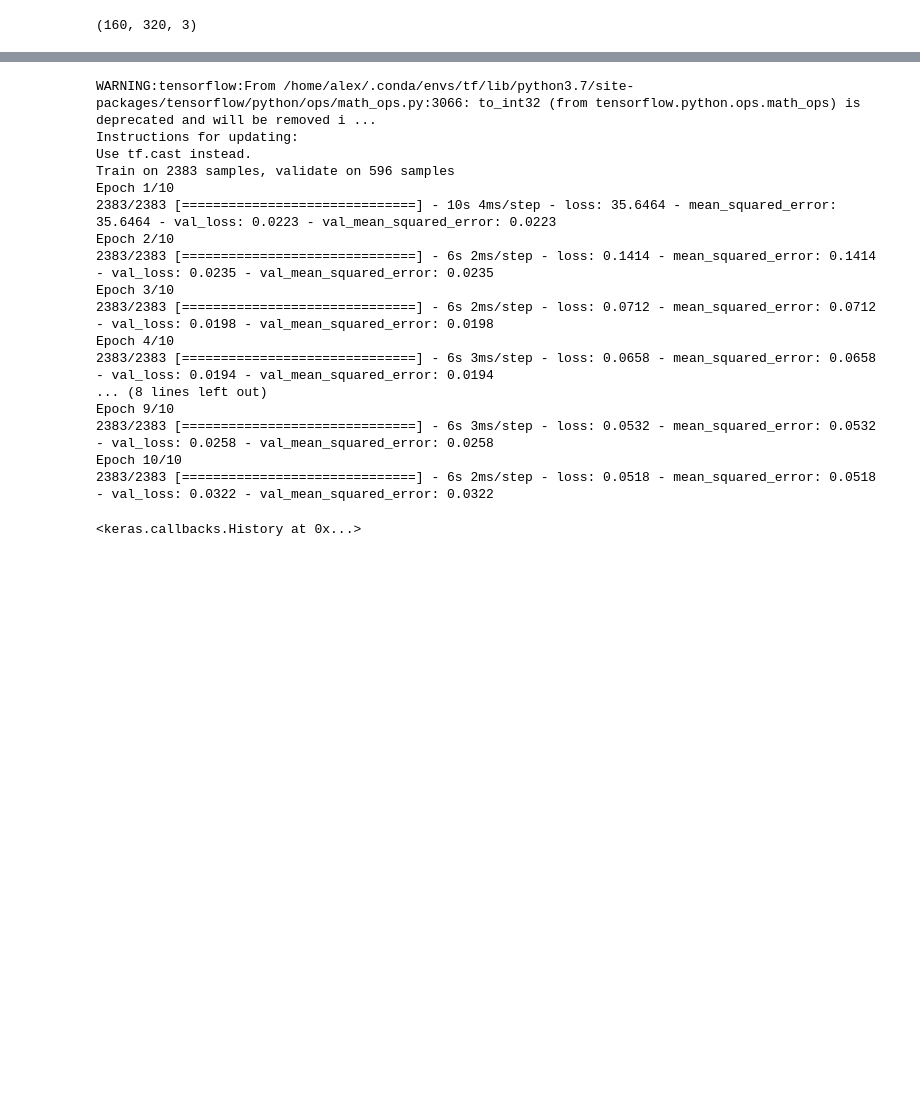
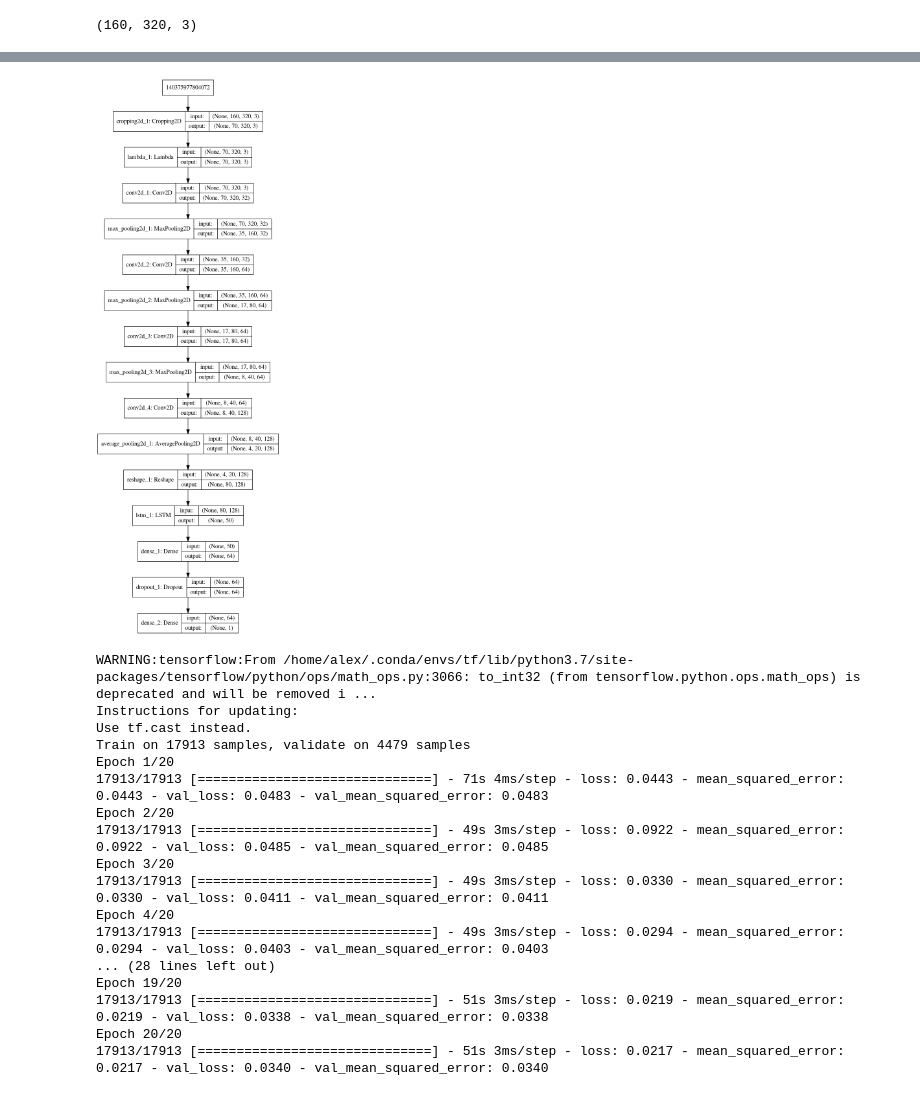
Before and after one commit to dengjianbo3/Self_driving_projects, a Jupyter notebook: P4-Behavioral-Cloning/CNN_LSTM_model.ipynb, the cells around one changed output, grey strips where cells are left out. Saved outputs shown, nothing was run; the diff lists cells and outputs as text; code cells hidden in the pictures; blank space fills up the shorter version.

```diff
--- a/P4-Behavioral-Cloning/CNN_LSTM_model.ipynb
+++ b/P4-Behavioral-Cloning/CNN_LSTM_model.ipynb
@@ -82,0 +54,18 @@ _________________________________________________________________
+# %%
+#building model , the CNN part , cnn arch is useful in extacting the features of the camera images
+model = keras.Sequential()
+
+model.add(layers.Cropping2D(cropping=((60, 30), (0,0)), input_shape=(160,320,3)))
+model.add(layers.Lambda(lambda x: (x/255.0)-0.5))
+
+model.add(layers.Conv2D(32, (3,3), padding='same', activation='relu'))
+model.add(layers.MaxPool2D((2,2)))
+
+model.add(layers.Conv2D(64, (5,5), padding='same', activation='relu'))
+model.add(layers.MaxPool2D((2,2)))
+
+model.add(layers.Conv2D(64, (5,5), padding='same', activation='relu'))
+model.add(layers.MaxPool2D((2,2)))
+
+model.add(layers.Conv2D(128, (2,2), padding='same', activation='relu'))
+model.add(layers.AveragePooling2D((2,2)))
@@ -82,0 +81,9 @@ _________________________________________________________________
+# %%
+#the sequence part , use lstm cell to fit the sequence infomations, because the driving condictions always base on some information happended few
+#seconds ago, so I decided adding some sequence model
+
+model.add(layers.Reshape(target_shape=(4*20, 128)))
+model.add(layers.LSTM(50, return_sequences=False, activation='relu'))
+model.add(layers.Dense(64, activation='relu'))
+model.add(layers.Dropout(rate=0.5))
+model.add(layers.Dense(1))
@@ -83 +115,11 @@ _________________________________________________________________
+# %%
+#model architecture
+from IPython.display import Image
+from tensorflow.keras.utils import plot_model
+
+plot_model(model, to_file='model.png', show_shapes=True)
+
+Image(retina=True, filename='model.png')
+# %% [output]
+[figure, added]
 # %%
@@ -87,26 +130,26 @@ model.compile(optimizer='adam',
 # %%
-model.fit(images, measurements,
-          validation_split=0.2,
-          shuffle=True,
-         batch_size=64,
-         epochs=10,
-         verbose=1)
+#training model
+history = model.fit(images, measurements,
+                   batch_size=64,
+                   epochs=20,
+                   validation_split=0.2,
+                   shuffle=False,
+                   verbose=1)
 # %% [output]
 WARNING:tensorflow:From /home/alex/.conda/envs/tf/lib/python3.7/site-packages/tensorflow/python/ops/math_ops.py:3066: to_int32 (from tensorflow.python.ops.math_ops) is deprecated and will be removed i ...
 Instructions for updating:
 Use tf.cast instead.
-Train on 2383 samples, validate on 596 samples
-Epoch 1/10
-2383/2383 [==============================] - 10s 4ms/step - loss: 35.6464 - mean_squared_error: 35.6464 - val_loss: 0.0223 - val_mean_squared_error: 0.0223
-Epoch 2/10
-2383/2383 [==============================] - 6s 2ms/step - loss: 0.1414 - mean_squared_error: 0.1414 - val_loss: 0.0235 - val_mean_squared_error: 0.0235
-Epoch 3/10
-2383/2383 [==============================] - 6s 2ms/step - loss: 0.0712 - mean_squared_error: 0.0712 - val_loss: 0.0198 - val_mean_squared_error: 0.0198
-Epoch 4/10
-2383/2383 [==============================] - 6s 3ms/step - loss: 0.0658 - mean_squared_error: 0.0658 - val_loss: 0.0194 - val_mean_squared_error: 0.0194
-... (8 lines left out)
-Epoch 9/10
-2383/2383 [==============================] - 6s 3ms/step - loss: 0.0532 - mean_squared_error: 0.0532 - val_loss: 0.0258 - val_mean_squared_error: 0.0258
-Epoch 10/10
-2383/2383 [==============================] - 6s 2ms/step - loss: 0.0518 - mean_squared_error: 0.0518 - val_loss: 0.0322 - val_mean_squared_error: 0.0322
+Train on 17913 samples, validate on 4479 samples
+Epoch 1/20
+17913/17913 [==============================] - 71s 4ms/step - loss: 0.0443 - mean_squared_error: 0.0443 - val_loss: 0.0483 - val_mean_squared_error: 0.0483
+Epoch 2/20
+17913/17913 [==============================] - 49s 3ms/step - loss: 0.0922 - mean_squared_error: 0.0922 - val_loss: 0.0485 - val_mean_squared_error: 0.0485
+Epoch 3/20
+17913/17913 [==============================] - 49s 3ms/step - loss: 0.0330 - mean_squared_error: 0.0330 - val_loss: 0.0411 - val_mean_squared_error: 0.0411
+Epoch 4/20
+17913/17913 [==============================] - 49s 3ms/step - loss: 0.0294 - mean_squared_error: 0.0294 - val_loss: 0.0403 - val_mean_squared_error: 0.0403
+... (28 lines left out)
+Epoch 19/20
+17913/17913 [==============================] - 51s 3ms/step - loss: 0.0219 - mean_squared_error: 0.0219 - val_loss: 0.0338 - val_mean_squared_error: 0.0338
+Epoch 20/20
+17913/17913 [==============================] - 51s 3ms/step - loss: 0.0217 - mean_squared_error: 0.0217 - val_loss: 0.0340 - val_mean_squared_error: 0.0340
-<keras.callbacks.History at 0x...>
```
Also changed, not shown: parts of 18 cells of this notebook, 6 other files.
